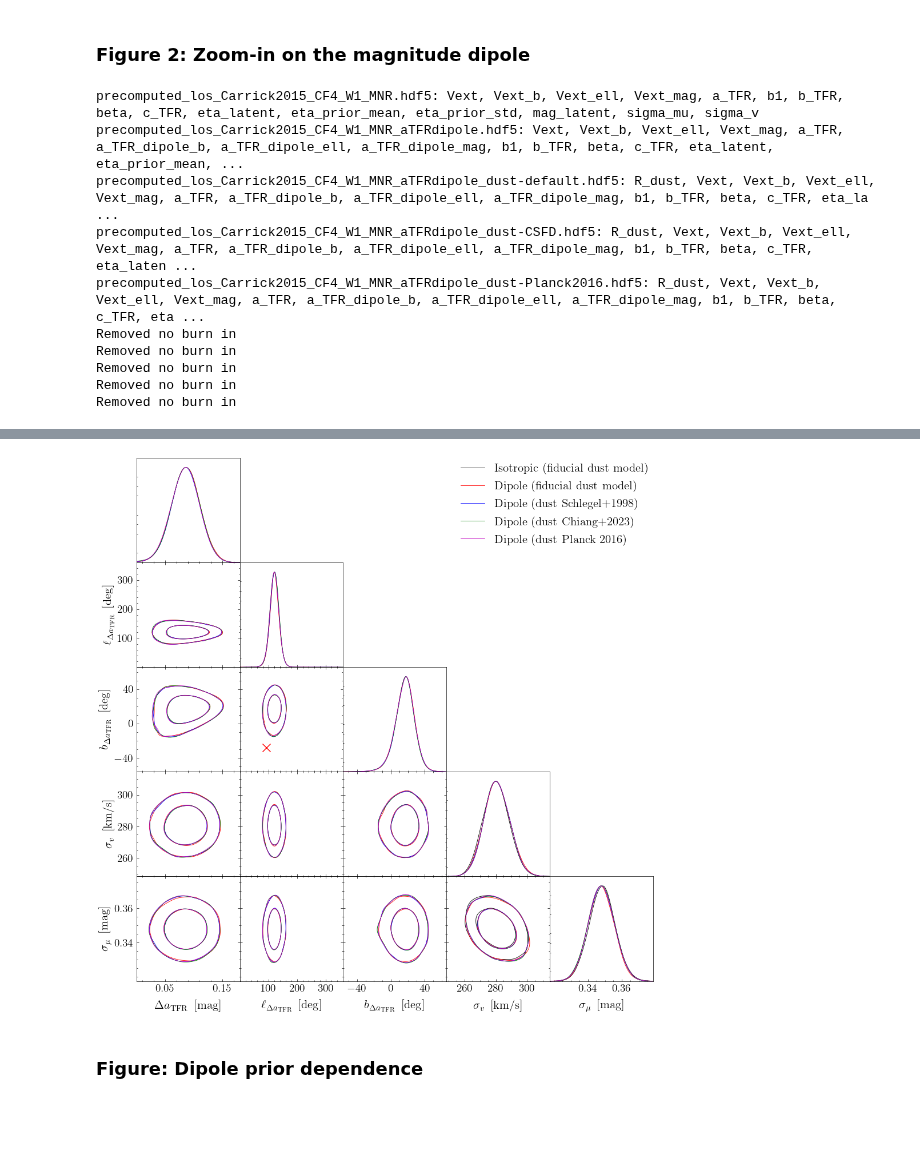
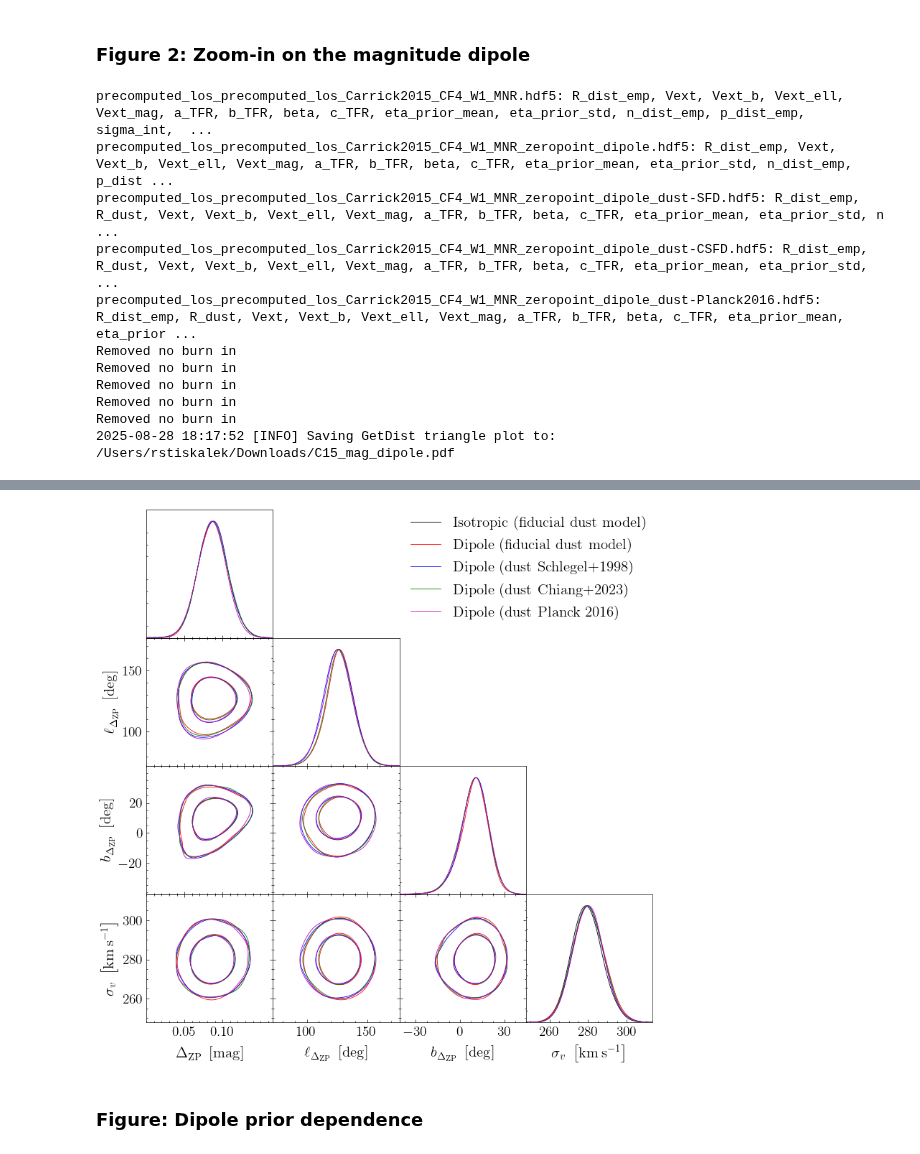
Before and after one commit to candel-cosmo/CANDEL, a Jupyter notebook: notebooks/paper_H0_dipole/main_dH0_TFR.ipynb, the cells around one changed output, grey strips where cells are left out. Saved outputs shown, nothing was run; the diff lists cells and outputs as text; code cells hidden in the pictures; blank space fills up the shorter version.

```diff
--- a/notebooks/paper_H0_dipole/main_dH0_TFR.ipynb
+++ b/notebooks/paper_H0_dipole/main_dH0_TFR.ipynb
@@ -52,34 +50,38 @@ root: /Users/rstiskalek/Projects/CANDEL/results/CF4_H0_anisotropy
 # %% [markdown]
 ## Posterior summary
 # %%
-# fname = "/Users/rstiskalek/Projects/CANDEL/results/CF4_H0_anisotropy/precomputed_los_Carrick2015_PantheonPlus_MNR_aTFRdipole.hdf5"
-fname = "/Users/rstiskalek/Projects/CANDEL/results/CF4_H0_anisotropy/precomputed_los_Carrick2015_CF4_W1_MNR_aTFRdipole.hdf5"
-# fname = "/Users/rstiskalek/Projects/CANDEL/results/CF4_H0_anisotropy/precomputed_los_Carrick2015_CF4_W1_MNR_aTFRdipole.hdf5"
-# fname = "/Users/rstiskalek/Projects/CANDEL/results/CF4_H0_anisotropy/precomputed_los_Carrick2015_PantheonPlus_MNR_Mdip_prior.hdf5"
-
-# fname = "/Users/rstiskalek/Projects/CANDEL/results/CF4_H0_anisotropy/precomputed_los_Carrick2015_SFI_MNR_aTFRdipole.hdf5"
+fname = join(root, "precomputed_los_precomputed_los_Carrick2015_PantheonPlusLane_MNR.hdf5")
+# fname = join(root, "precomputed_los_precomputed_los_Carrick2015_2MTF_MNR_zeropoint_dipole.hdf5")
+# fname = "/Users/rstiskalek/Projects/CANDEL/results/dH0/precomputed_los_precomputed_los_Carrick2015_CF4_W1_MNR_zeropoint_dipole_UnifComponents.hdf5"
+# fname = "/Users/rstiskalek/Projects/CANDEL/results/dH0/precomputed_los_precomputed_los_Carrick2015_CF4_W1_MNR_zeropoint_dipole_bad_photo_too.hdf5"
 
 with File(fname, "r") as f:
     grp = f["samples"]
-    print(f"keys: {list(grp.keys())}")
+    # print(f"keys: {list(grp.keys())}")
 
     samples = {key: grp[key][...] for key in grp.keys()}
 
 
-keys_read = ["a_TFR_dipole_mag", "a_TFR_dipole_ell", "a_TFR_dipole_b", "b1", "beta",
-            #  "dH0"
-             ]
+# keys_read = ["zeropoint_dipole_mag", "zeropoint_dipole_ell", "zeropoint_dipole_b", "dH0"]
+keys_read = ["sigma_int"]
+# keys_read = ["zeropoint_dipole_mag", "dH0"]
 # keys_read = ['M_dipole_b', 'M_dipole_ell', 'M_dipole_mag']
 # keys_read = ['Vext_b', 'Vext_ell', 'Vext_mag']
 
 # samples["dH0"] = 10**(samples["M_dipole_mag"] / 5) - 1
 
 for key in keys_read:
-    low, med, high = np.percentile(samples[key], [16, 50, 84])
+    if key == "dH0":
+        x = 10**(samples["zeropoint_dipole_mag"] / 5) - 1
+    else:
+        x = samples[key]
+
+    low, med, high = np.percentile(x, [16, 50, 84])
     low = med - low
     high = high - med
     print(f"{key}: {med:.3f} +{high:.3f} -{low:.3f}")
 
 
-# a_TFR_dipole_mag: 0.073 +0.024 -0.026
+# logZ = compare_zeropoint_dipole_gof(fname, "logZ_harmonic")
+# print(f"logZ_harmonic: {logZ:.3f}")
 # %% [output]
@@ -170,10 +163,10 @@ Removed no burn in
 # %%
 fnames = [
     "precomputed_los_Carrick2015_CF4_W1_MNR.hdf5",
-    "precomputed_los_Carrick2015_CF4_W1_MNR_aTFRdipole.hdf5",
-    "precomputed_los_Carrick2015_CF4_W1_MNR_aTFRdipole_dust-default.hdf5",
-    "precomputed_los_Carrick2015_CF4_W1_MNR_aTFRdipole_dust-CSFD.hdf5",
-    "precomputed_los_Carrick2015_CF4_W1_MNR_aTFRdipole_dust-Planck2016.hdf5",
+    "precomputed_los_Carrick2015_CF4_W1_MNR_zeropoint_dipole.hdf5",
+    "precomputed_los_Carrick2015_CF4_W1_MNR_zeropoint_dipole_dust-SFD.hdf5",
+    "precomputed_los_Carrick2015_CF4_W1_MNR_zeropoint_dipole_dust-CSFD.hdf5",
+    "precomputed_los_Carrick2015_CF4_W1_MNR_zeropoint_dipole_dust-Planck2016.hdf5",
     ]
 
 labels = [
@@ -184,27 +177,28 @@ labels = [
     "Dipole (dust Planck 2016)",
     ]
 
-fnames = [join(root, f) for f in fnames]
+fnames = [join(root, "precomputed_los_" + f) for f in fnames]
 
-points = {("a_TFR_dipole_ell", "a_TFR_dipole_b"): (272 - 180, -28)}
+points = {("zeropoint_dipole_ell", "zeropoint_dipole_b"): (272 - 180, -28)}
 
 plot_corner_from_hdf5(
     fnames,
     fontsize=18,
     filled=False,
     labels=labels,
-    keys=["a_TFR_dipole_mag", "a_TFR_dipole_ell", "a_TFR_dipole_b", "sigma_v", "sigma_mu",],
+    keys=["zeropoint_dipole_mag", "zeropoint_dipole_ell", "zeropoint_dipole_b", "sigma_v", "sigma_mu",],
     filename="/Users/rstiskalek/Downloads/C15_mag_dipole.pdf",
-    points=points,
+    # points=points,
     )
 # %% [output]
-precomputed_los_Carrick2015_CF4_W1_MNR.hdf5: Vext, Vext_b, Vext_ell, Vext_mag, a_TFR, b1, b_TFR, beta, c_TFR, eta_latent, eta_prior_mean, eta_prior_std, mag_latent, sigma_mu, sigma_v
-precomputed_los_Carrick2015_CF4_W1_MNR_aTFRdipole.hdf5: Vext, Vext_b, Vext_ell, Vext_mag, a_TFR, a_TFR_dipole_b, a_TFR_dipole_ell, a_TFR_dipole_mag, b1, b_TFR, beta, c_TFR, eta_latent, eta_prior_mean, ...
-precomputed_los_Carrick2015_CF4_W1_MNR_aTFRdipole_dust-default.hdf5: R_dust, Vext, Vext_b, Vext_ell, Vext_mag, a_TFR, a_TFR_dipole_b, a_TFR_dipole_ell, a_TFR_dipole_mag, b1, b_TFR, beta, c_TFR, eta_la ...
-precomputed_los_Carrick2015_CF4_W1_MNR_aTFRdipole_dust-CSFD.hdf5: R_dust, Vext, Vext_b, Vext_ell, Vext_mag, a_TFR, a_TFR_dipole_b, a_TFR_dipole_ell, a_TFR_dipole_mag, b1, b_TFR, beta, c_TFR, eta_laten ...
-precomputed_los_Carrick2015_CF4_W1_MNR_aTFRdipole_dust-Planck2016.hdf5: R_dust, Vext, Vext_b, Vext_ell, Vext_mag, a_TFR, a_TFR_dipole_b, a_TFR_dipole_ell, a_TFR_dipole_mag, b1, b_TFR, beta, c_TFR, eta ...
+precomputed_los_precomputed_los_Carrick2015_CF4_W1_MNR.hdf5: R_dist_emp, Vext, Vext_b, Vext_ell, Vext_mag, a_TFR, b_TFR, beta, c_TFR, eta_prior_mean, eta_prior_std, n_dist_emp, p_dist_emp, sigma_int,  ...
+precomputed_los_precomputed_los_Carrick2015_CF4_W1_MNR_zeropoint_dipole.hdf5: R_dist_emp, Vext, Vext_b, Vext_ell, Vext_mag, a_TFR, b_TFR, beta, c_TFR, eta_prior_mean, eta_prior_std, n_dist_emp, p_dist ...
+precomputed_los_precomputed_los_Carrick2015_CF4_W1_MNR_zeropoint_dipole_dust-SFD.hdf5: R_dist_emp, R_dust, Vext, Vext_b, Vext_ell, Vext_mag, a_TFR, b_TFR, beta, c_TFR, eta_prior_mean, eta_prior_std, n ...
+precomputed_los_precomputed_los_Carrick2015_CF4_W1_MNR_zeropoint_dipole_dust-CSFD.hdf5: R_dist_emp, R_dust, Vext, Vext_b, Vext_ell, Vext_mag, a_TFR, b_TFR, beta, c_TFR, eta_prior_mean, eta_prior_std,  ...
+precomputed_los_precomputed_los_Carrick2015_CF4_W1_MNR_zeropoint_dipole_dust-Planck2016.hdf5: R_dist_emp, R_dust, Vext, Vext_b, Vext_ell, Vext_mag, a_TFR, b_TFR, beta, c_TFR, eta_prior_mean, eta_prior ...
 Removed no burn in
 Removed no burn in
 Removed no burn in
 Removed no burn in
 Removed no burn in
+2025-08-28 18:17:52 [INFO] Saving GetDist triangle plot to: /Users/rstiskalek/Downloads/C15_mag_dipole.pdf
@@ -212,4 +205,4 @@ Removed no burn in
-[figure, old version]
+[figure, new version]
 # %% [markdown]
 ### Figure: Dipole prior dependence
 # %%
```
Also changed, not shown: parts of 19 cells of this notebook, 22 other files.
